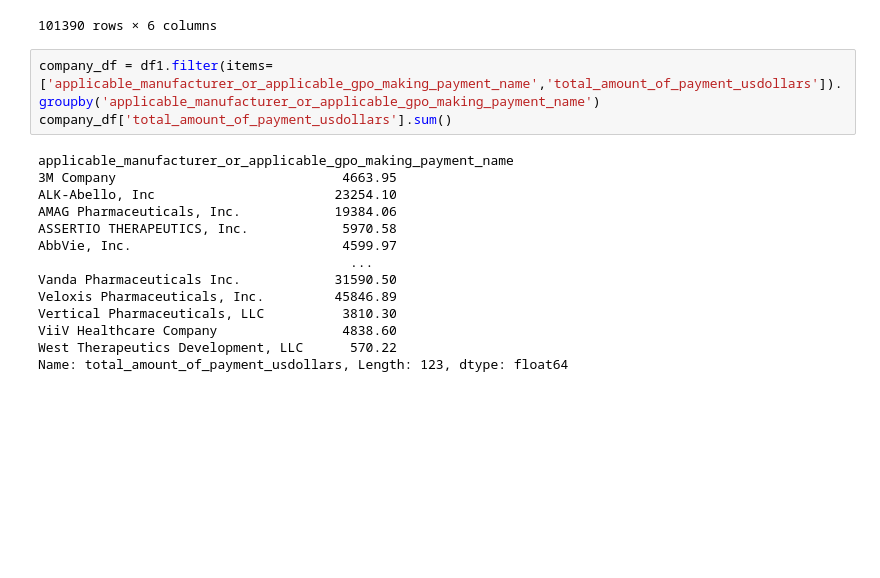
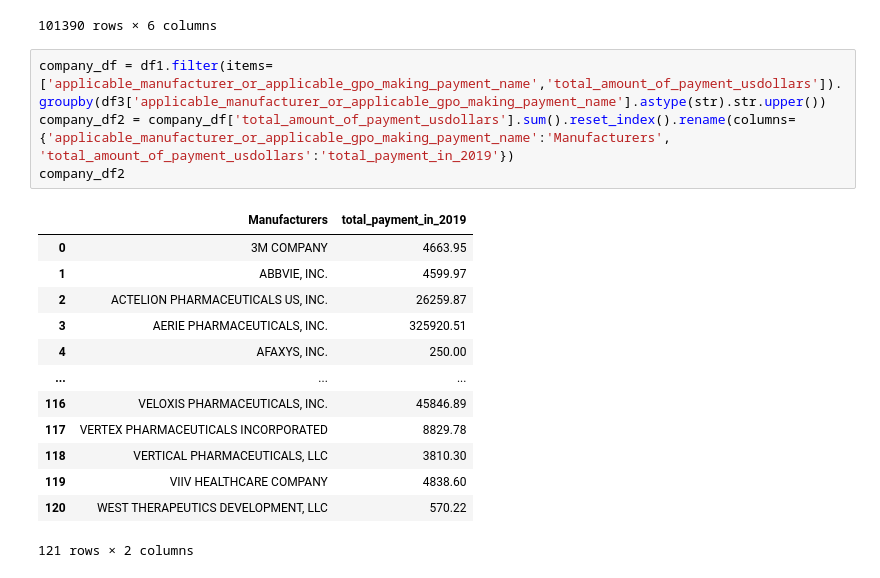
Before and after one commit to scbigler/Project-2, a Jupyter notebook: main.ipynb, the cells around one changed output. Cells and saved outputs as stored; diff of their text form; blank space fills up the shorter version.

```diff
--- a/main.ipynb
+++ b/main.ipynb
@@ -66,19 +42,20 @@ df3
 | 101389 | CHRISTINA | NGUYEN | 10/01/2019 | Bayer HealthCare Pharmaceuticals ... | ... |
 101390 rows × 6 columns
 # %%
-company_df = df1.filter(items=['applicable_manufacturer_or_applicable_gpo_making_payment_name','total_amount_of_payment_usdollars']).groupby('applicable_manufacturer_or_applicable_gpo_making_payment_name')
-company_df['total_amount_of_payment_usdollars'].sum()
+company_df = df1.filter(items=['applicable_manufacturer_or_applicable_gpo_making_payment_name','total_amount_of_payment_usdollars']).groupby(df3['applicable_manufacturer_or_applicable_gpo_making_payment_name'].astype(str).str.upper())
+company_df2 = company_df['total_amount_of_payment_usdollars'].sum().reset_index().rename(columns={'applicable_manufacturer_or_applicable_gpo_making_payment_name':'Manufacturers', 'total_amount_of_payment_usdollars':'total_payment_in_2019'})
+company_df2
 # %% [output]
+|  | Manufacturers | total_payment_in_2019 |
+| 0 | 3M COMPANY | 4663.95 |
+| 1 | ABBVIE, INC. | 4599.97 |
+| 2 | ACTELION PHARMACEUTICALS US, INC. | 26259.87 |
+| 3 | AERIE PHARMACEUTICALS, INC. | 325920.51 |
+| 4 | AFAXYS, INC. | 250.00 |
+| ... | ... | ... |
+| 116 | VELOXIS PHARMACEUTICALS, INC. | 45846.89 |
+| 117 | VERTEX PHARMACEUTICALS INCORPORATED | 8829.78 |
+| 118 | VERTICAL PHARMACEUTICALS, LLC | 3810.30 |
+| 119 | VIIV HEALTHCARE COMPANY | 4838.60 |
+| 120 | WEST THERAPEUTICS DEVELOPMENT, LLC | 570.22 |
-applicable_manufacturer_or_applicable_gpo_making_payment_name
-3M Company                             4663.95
-ALK-Abello, Inc                       23254.10
-AMAG Pharmaceuticals, Inc.            19384.06
-ASSERTIO THERAPEUTICS, Inc.            5970.58
-AbbVie, Inc.                           4599.97
-                                        ...
-Vanda Pharmaceuticals Inc.            31590.50
-Veloxis Pharmaceuticals, Inc.         45846.89
-Vertical Pharmaceuticals, LLC          3810.30
-ViiV Healthcare Company                4838.60
-West Therapeutics Development, LLC      570.22
-Name: total_amount_of_payment_usdollars, Length: 123, dtype: float64
+121 rows × 2 columns
```
Also changed, not shown: parts of 6 cells of this notebook.
